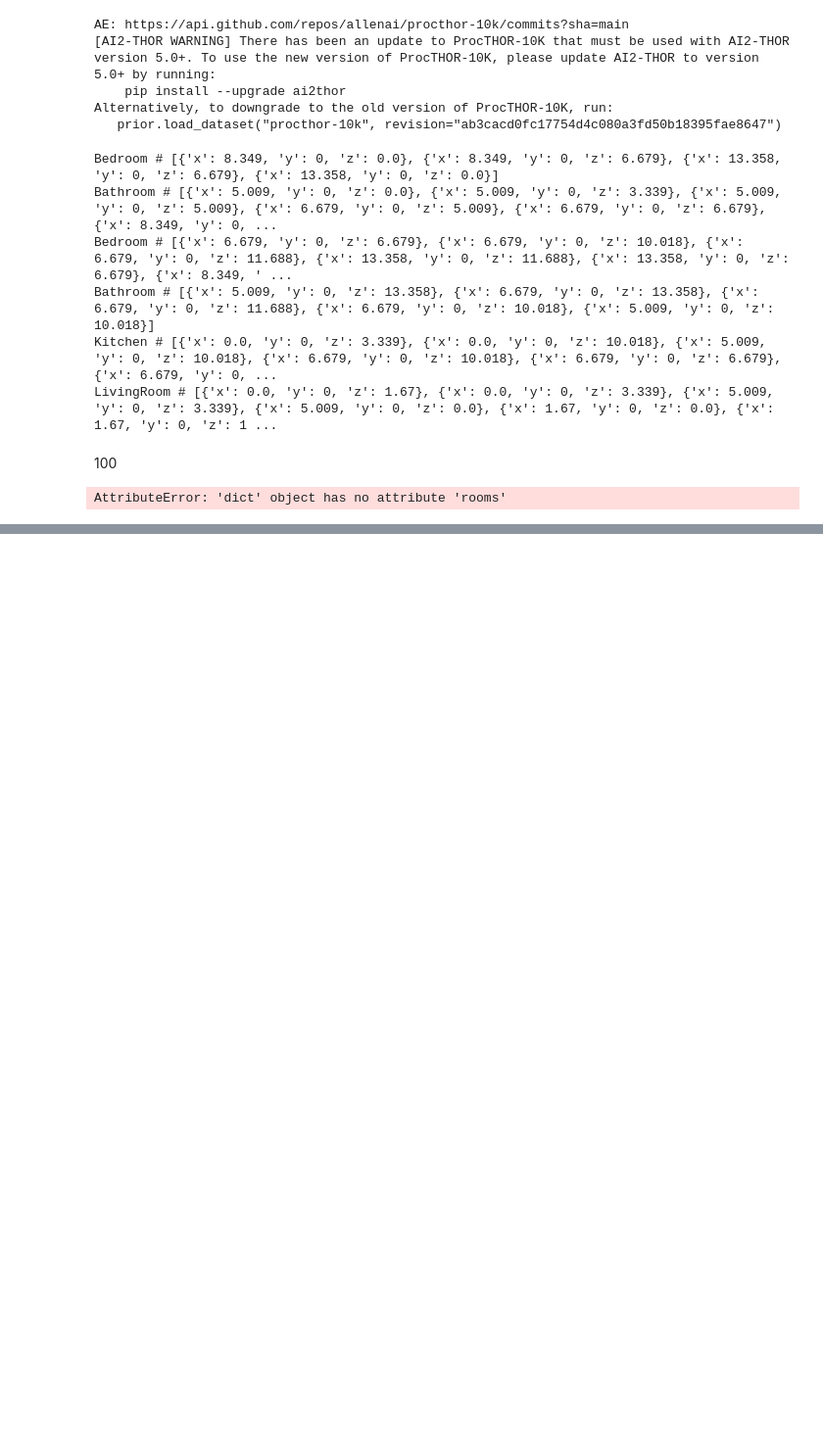
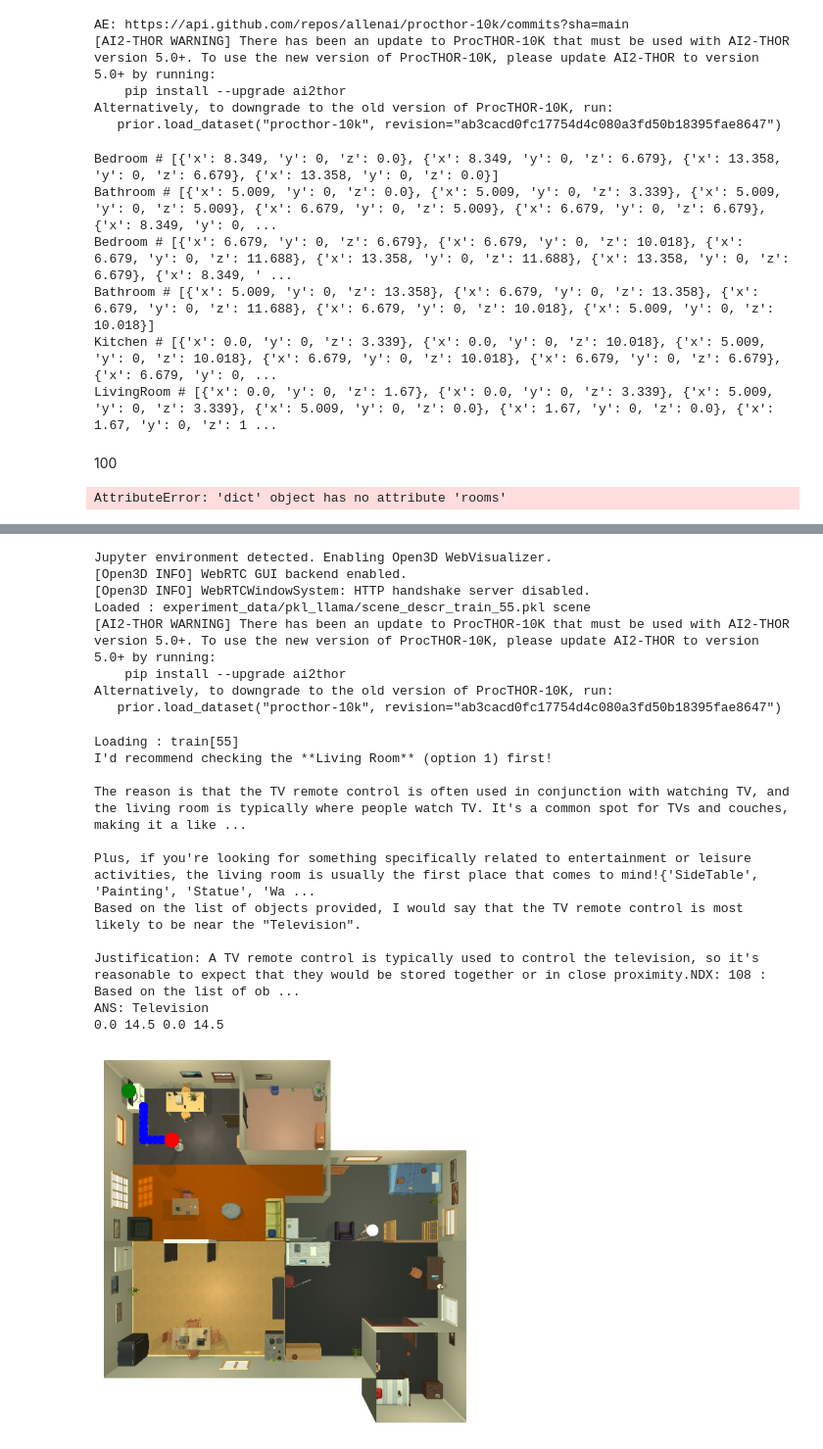
Before and after one commit to archie1983/llm_semantic_navigation, a Jupyter notebook: environment.ipynb, the cells around one changed output, grey strips where cells are left out. Shown at 98% size. Saved outputs shown, nothing was run; the diff lists cells and outputs as text; code cells hidden in the pictures; blank space fills up the shorter version.

```diff
--- a/environment.ipynb
+++ b/environment.ipynb
@@ -259,0 +316,27 @@ get_top_down_frame()
+# %%
+from semantic_path_planner import SemanticPathPlanner
+
+spp = SemanticPathPlanner("train_55")
+path = spp.bring_me_this("TV remote control")
+spp.visualise_path(path)
+# %% [output]
+Jupyter environment detected. Enabling Open3D WebVisualizer.
+[Open3D INFO] WebRTC GUI backend enabled.
+[Open3D INFO] WebRTCWindowSystem: HTTP handshake server disabled.
+Loaded : experiment_data/pkl_llama/scene_descr_train_55.pkl scene
+[AI2-THOR WARNING] There has been an update to ProcTHOR-10K that must be used with AI2-THOR version 5.0+. To use the new version of ProcTHOR-10K, please update AI2-THOR to version 5.0+ by running:
+    pip install --upgrade ai2thor
+Alternatively, to downgrade to the old version of ProcTHOR-10K, run:
+   prior.load_dataset("procthor-10k", revision="ab3cacd0fc17754d4c080a3fd50b18395fae8647")
+Loading : train[55]
+I'd recommend checking the **Living Room** (option 1) first!
+
+The reason is that the TV remote control is often used in conjunction with watching TV, and the living room is typically where people watch TV. It's a common spot for TVs and couches, making it a like ...
+
+Plus, if you're looking for something specifically related to entertainment or leisure activities, the living room is usually the first place that comes to mind!{'SideTable', 'Painting', 'Statue', 'Wa ...
+Based on the list of objects provided, I would say that the TV remote control is most likely to be near the "Television".
+
+Justification: A TV remote control is typically used to control the television, so it's reasonable to expect that they would be stored together or in close proximity.NDX: 108 : Based on the list of ob ...
+ANS: Television
+0.0 14.5 0.0 14.5
+[figure, added]
```
Also changed, not shown: parts of 9 cells of this notebook, 4 other files.
